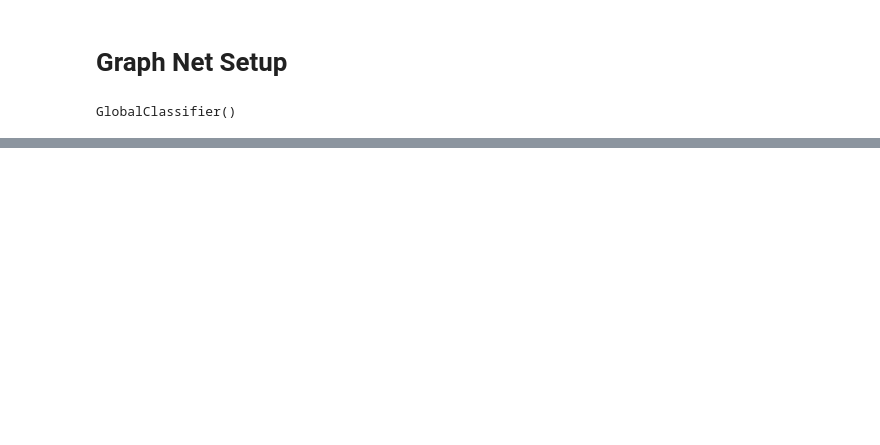
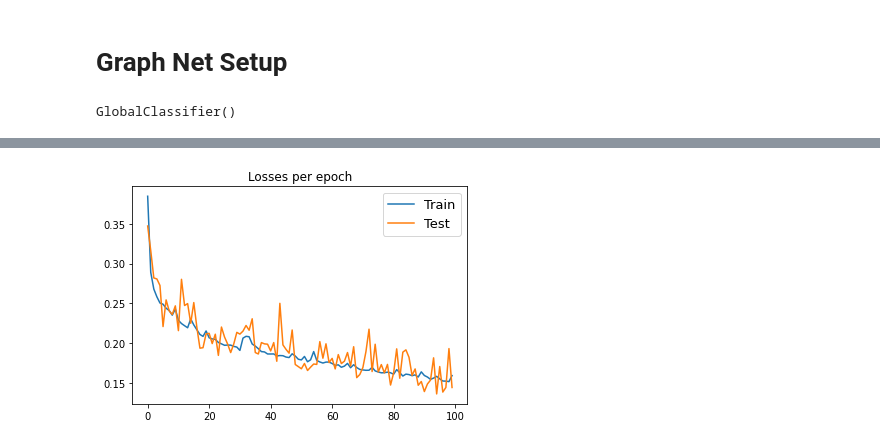
Before and after one commit to mariel-pettee/LCStudies, a Jupyter notebook: classifier/gnn_ming.ipynb, the cells around one changed output, grey strips where cells are left out. Cells and saved outputs as stored; diff of their text form; code cells hidden in the pictures; blank space fills up the shorter version.

Commit message:
training model works

```diff
--- a/classifier/gnn_ming.ipynb
+++ b/classifier/gnn_ming.ipynb
@@ -477,16 +407,16 @@ class GlobalClassifier(snt.Module):
 
         self._edge_block = blocks.EdgeBlock(
             edge_model_fn=make_mlp_model,
-            use_edges=False,              # all edge features are 0.0 right now, use false for now
-            use_receiver_nodes=True,
-            use_sender_nodes=True,
-            use_globals=False,            # can try true later
+            use_edges = True,
+            use_receiver_nodes = True,
+            use_sender_nodes = True,
+            use_globals = False,            # can try true later
             name='edge_encoder_block')
 
         self._node_encoder_block = blocks.NodeBlock(
             node_model_fn=make_mlp_model,
-            use_received_edges=False,      # if assigning edge features set to true
-            use_sent_edges=False,          # if assigning edge features set to true
+            use_received_edges=True,      # if assigning edge features set to true
+            use_sent_edges=True,          # if assigning edge features set to true
             use_nodes=True,
             use_globals=False,             # can try true later to see if any effect
             name='node_encoder_block'
@@ -542,9 +473,10 @@ class GlobalLoss:
         self.w_global_fake = fake_global_weight
 
     def __call__(self, target_op, output_ops):
-        global_weights = target_op.globals * self.w_global_real + (1 - target_op.globals) * self.w_global_fake
+        global_weights = target_op.globals * self.w_global_real \
+            + (1 - target_op.globals) * self.w_global_fake
 
-        print(global_weights)
+#         print(global_weights)
 
         loss_ops = [
             tf.compat.v1.losses.log_loss(target_op.globals, output_op.globals, weights=global_weights)
@@ -591,14 +516,14 @@ def get_signature(dataset, batch_size):
 
     return input_signature
 # %%
-batch_size = 50
+batch_size = 100
 input_signature = get_signature(df, batch_size)
 
 
 # Model parameters.
 # Number of processing (message-passing) steps.
 num_processing_steps_tr = 2
-num_processing_steps_ge = 2
+num_processing_steps_te = 2
 
 
 learning_rate = 1e-3
@@ -610,12 +535,14 @@ last_iteration = 0
 generalization_iteration = 0
 
 logged_iterations = []
+
 losses_tr = []
 corrects_tr = []
 solveds_tr = []
-losses_ge = []
-corrects_ge = []
-solveds_ge = []
+
+losses_test = []
+corrects_test = []
+solveds_test = []
 
 
 @functools.partial(tf.function, input_signature=input_signature)
@@ -629,3 +556,9 @@ def update_step(inputs_tr, targets_tr):
     gradients = tape.gradient(loss_op_tr, model.trainable_variables)
     optimizer.apply(gradients, model.trainable_variables)
     return outputs_tr, loss_op_tr
+# %%
+# train and test sets
+graph_list = shuffle(graph_list, random_state=42)
+train_graphs, test_graphs = train_test_split(graph_list, test_size = 0.2, random_state = 42)
+print("Number of training graph pairs: ", len(train_graphs))
+print("Number of testing graph pairs: ", len(test_graphs))
@@ -631,0 +636,7 @@ def update_step(inputs_tr, targets_tr):
+# %%
+plt.plot(losses_tr, label="Train")
+plt.plot(losses_test, label="Test")
+plt.legend()
+plt.title("Losses per epoch");
+# %% [output]
+[figure, added]
```
Also changed, not shown: parts of 26 cells of this notebook, 1 other file.
